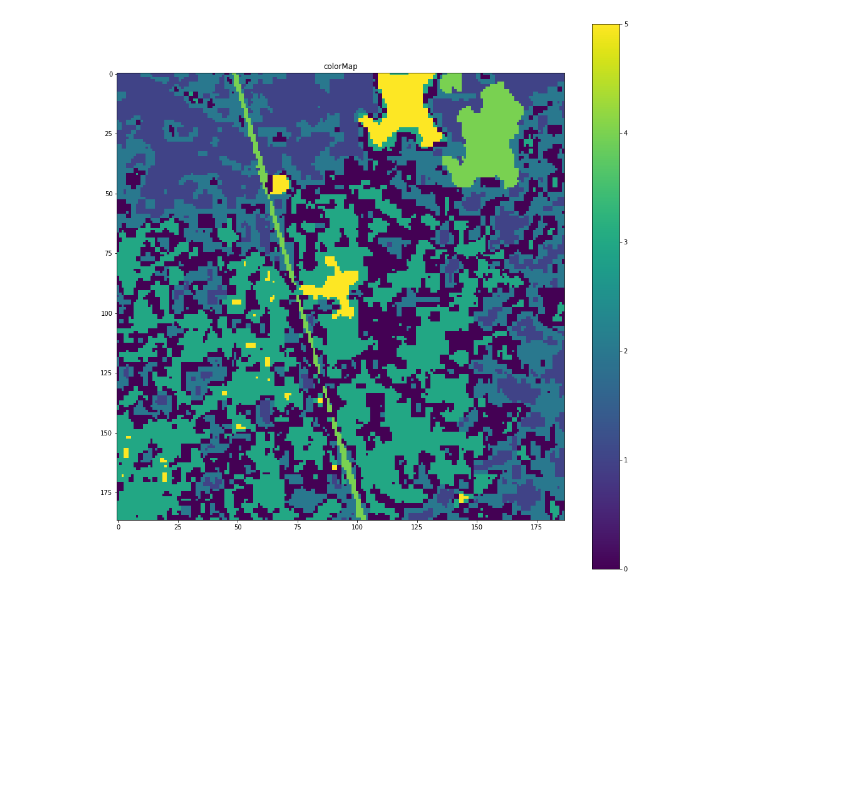
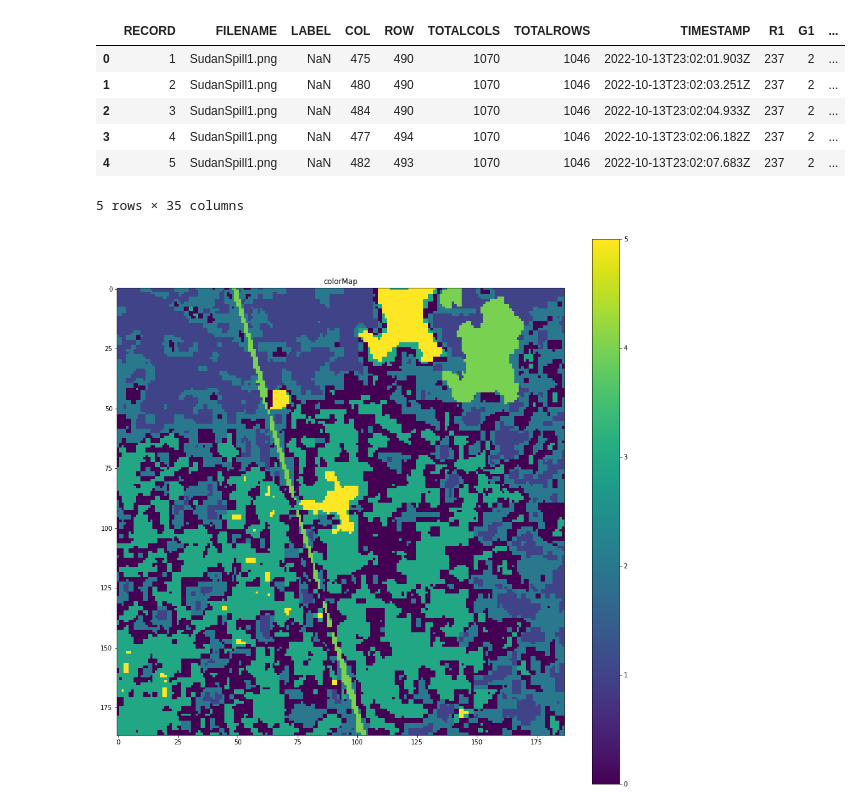
Before and after one commit to marches/pipeline-spill-detection, a Jupyter notebook: notebooks/Pixel_labeling_and_initial_model.ipynb, the cells around one changed output. Drawn from its saved outputs; the diff is of its cells as text; code cells hidden in the pictures; blank space fills up the shorter version.

```diff
--- a/notebooks/Pixel_labeling_and_initial_model.ipynb
+++ b/notebooks/Pixel_labeling_and_initial_model.ipynb
@@ -321,3 +47,14 @@ chicago.close()
+# %%
+labels = pd.read_csv("/content/drive/MyDrive/210 Capstone Project/Data/SudanSpill1.csv")
+labels.head()
+# %% [output]
+|  | RECORD | FILENAME | LABEL | COL | ROW | TOTALCOLS | TOTALROWS | TIMESTAMP | R1 | G1 | ... |
+| 0 | 1 | SudanSpill1.png | NaN | 475 | 490 | 1070 | 1046 | 2022-10-13T23:02:01.903Z | 237 | 2 | ... |
+| 1 | 2 | SudanSpill1.png | NaN | 480 | 490 | 1070 | 1046 | 2022-10-13T23:02:03.251Z | 237 | 2 | ... |
+| 2 | 3 | SudanSpill1.png | NaN | 484 | 490 | 1070 | 1046 | 2022-10-13T23:02:04.933Z | 237 | 2 | ... |
+| 3 | 4 | SudanSpill1.png | NaN | 477 | 494 | 1070 | 1046 | 2022-10-13T23:02:06.182Z | 237 | 2 | ... |
+| 4 | 5 | SudanSpill1.png | NaN | 482 | 493 | 1070 | 1046 | 2022-10-13T23:02:07.683Z | 237 | 2 | ... |
+5 rows × 35 columns
 # %%
 def scale(arr):
   # scales the values of a 2d array between 0 and 1.
```
Also changed, not shown: parts of 15 cells of this notebook.
